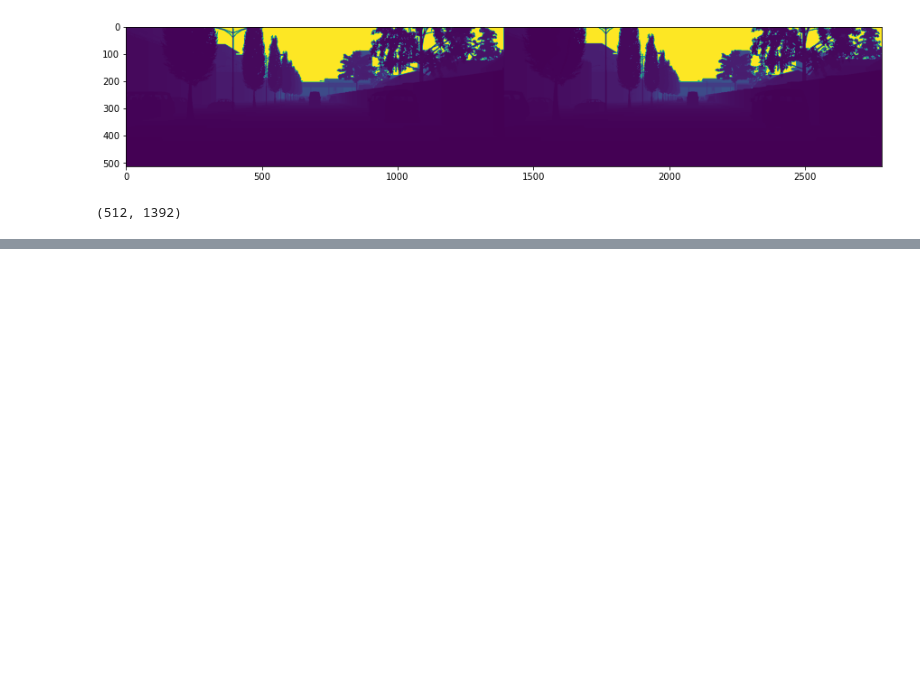
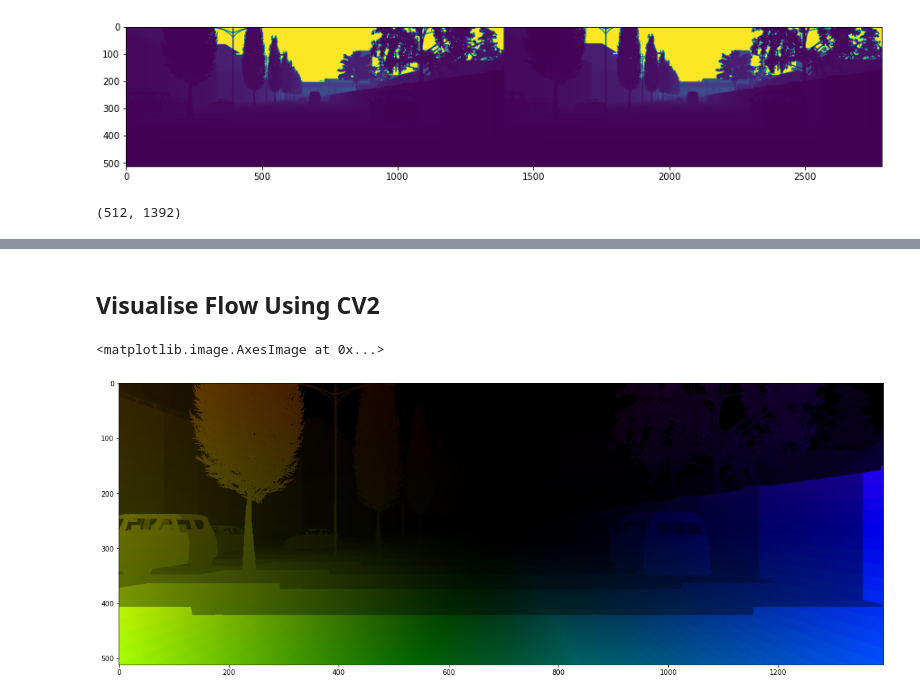
Before and after one commit to jonasdieker/motion_segmentation, a Jupyter notebook: unsupervised/static_scene_flow.ipynb, the cells around one changed output, grey strips where cells are left out. Drawn from its saved outputs; the diff is of its cells as text; code cells hidden in the pictures; blank space fills up the shorter version.

```diff
--- a/unsupervised/static_scene_flow.ipynb
+++ b/unsupervised/static_scene_flow.ipynb
@@ -69,0 +211,22 @@ print_matrix(trs1)    # 0_T_1  -> 1to0 but we want 0to1 therefore we want inv(tr
+# %% [markdown]
+## Visualise Flow Using CV2
+# %%
+# Taken from: https://learnopencv.com/optical-flow-in-opencv/
+
+# create HSV & make Value a constant
+hsv = np.zeros((512,1392,3))
+hsv[:,:,1] = 255
+
+# Encoding: convert the algorithm's output into Polar coordinate
+opt_flow_reshaped = opt_flow.reshape((512,1392,-1))
+mag, ang = cv2.cartToPolar(opt_flow_reshaped[:,:,0], opt_flow_reshaped[:,:,1])
+# Use Hue and Value to encode the Optical Flow
+hsv[:,:, 0] = ang * 180 / np.pi / 2
+hsv[:,:, 2] = cv2.normalize(mag, None, 0, 255, cv2.NORM_MINMAX)
+# Convert HSV image into BGR for demo
+bgr = cv2.cvtColor(hsv.astype(np.uint8), cv2.COLOR_HSV2BGR)
+plt.figure(figsize=(20,10))
+plt.imshow(bgr)
+# %% [output]
+<matplotlib.image.AxesImage at 0x...>
+[figure, added]
```
Also changed, not shown: parts of 12 cells of this notebook.
